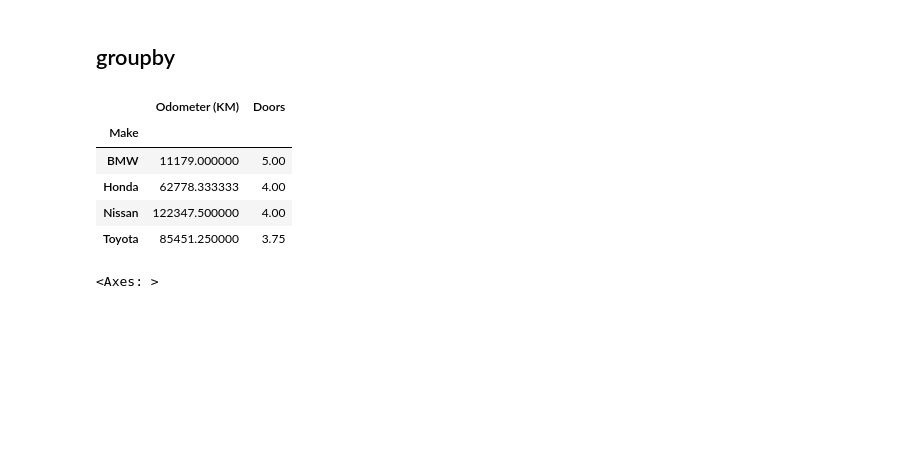
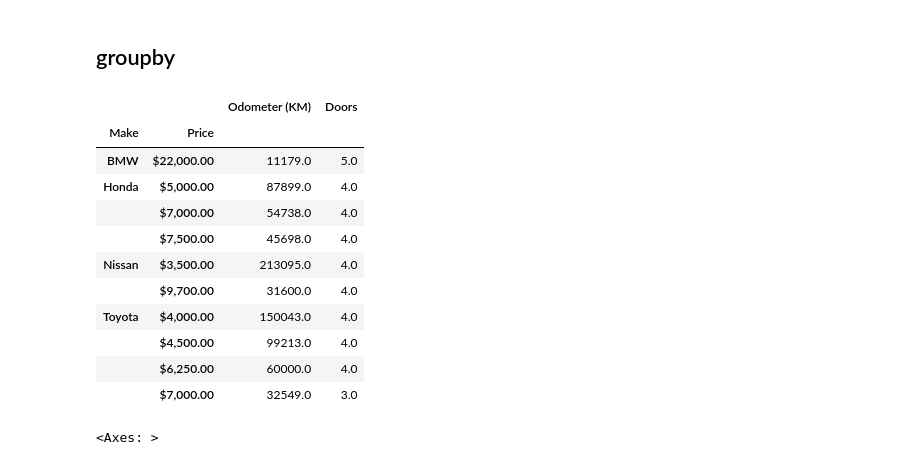
Before and after one commit to Toffeeek/ML, a Jupyter notebook: pandas/Introduction to Pandas.ipynb, the cells around one changed output. Drawn from its saved outputs; the diff is of its cells as text; code cells hidden in the pictures; blank space fills up the shorter version.

```diff
--- a/pandas/Introduction to Pandas.ipynb
+++ b/pandas/Introduction to Pandas.ipynb
@@ -44,7 +44,7 @@ car_data
 # %% [markdown]
 ## Importing Data
 # %%
-car_sales = pd.read_csv("car-sales.csv")
+car_sales = pd.read_csv("../data/car-sales.csv")
 car_sales
 # %% [output]
 |  | Make | Colour | Odometer (KM) | Doors | Price |
@@ -211,14 +207,20 @@ pd.crosstab(car_sales["Make"], car_sales["Doors"])
 # %% [markdown]
 ## groupby
 # %%
-car_sales.groupby(["Make"]).mean(numeric_only=True)
+car_sales.groupby(["Make", "Price"]).mean(numeric_only=True)
 # %% [output]
-|  | Odometer (KM) | Doors |
-| Make |  |  |
-| BMW | 11179.000000 | 5.00 |
-| Honda | 62778.333333 | 4.00 |
-| Nissan | 122347.500000 | 4.00 |
-| Toyota | 85451.250000 | 3.75 |
+|  |  | Odometer (KM) | Doors |
+| Make | Price |  |  |
+| BMW | $22,000.00 | 11179.0 | 5.0 |
+| Honda | $5,000.00 | 87899.0 | 4.0 |
+|  | $7,000.00 | 54738.0 | 4.0 |
+|  | $7,500.00 | 45698.0 | 4.0 |
+| Nissan | $3,500.00 | 213095.0 | 4.0 |
+|  | $9,700.00 | 31600.0 | 4.0 |
+| Toyota | $4,000.00 | 150043.0 | 4.0 |
+|  | $4,500.00 | 99213.0 | 4.0 |
+|  | $6,250.00 | 60000.0 | 4.0 |
+|  | $7,000.00 | 32549.0 | 3.0 |
 # %%
 car_sales["Odometer (KM)"].plot()
 # %% [output]
```
Also changed, not shown: parts of 8 cells of this notebook, 6 other files.
